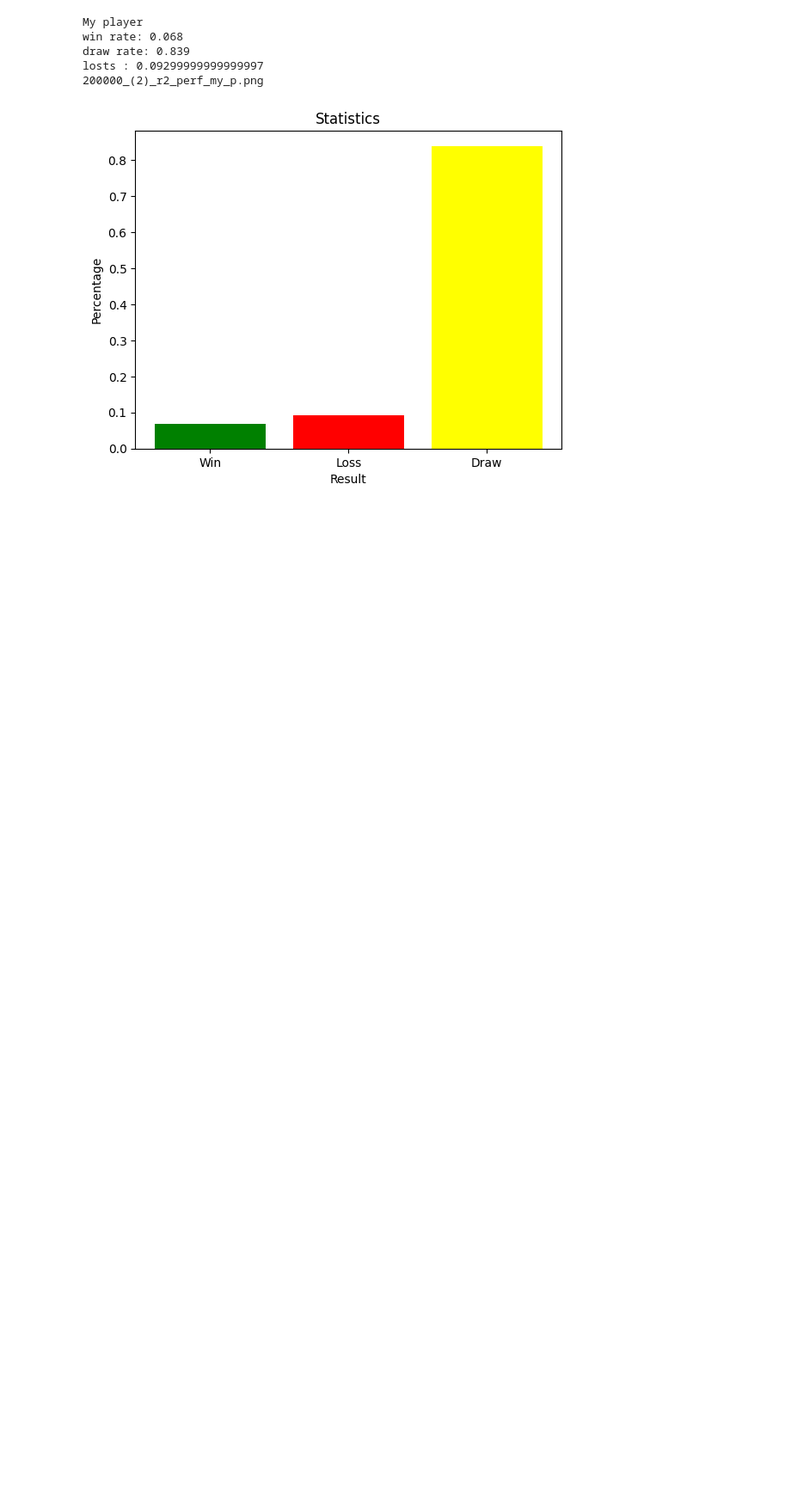
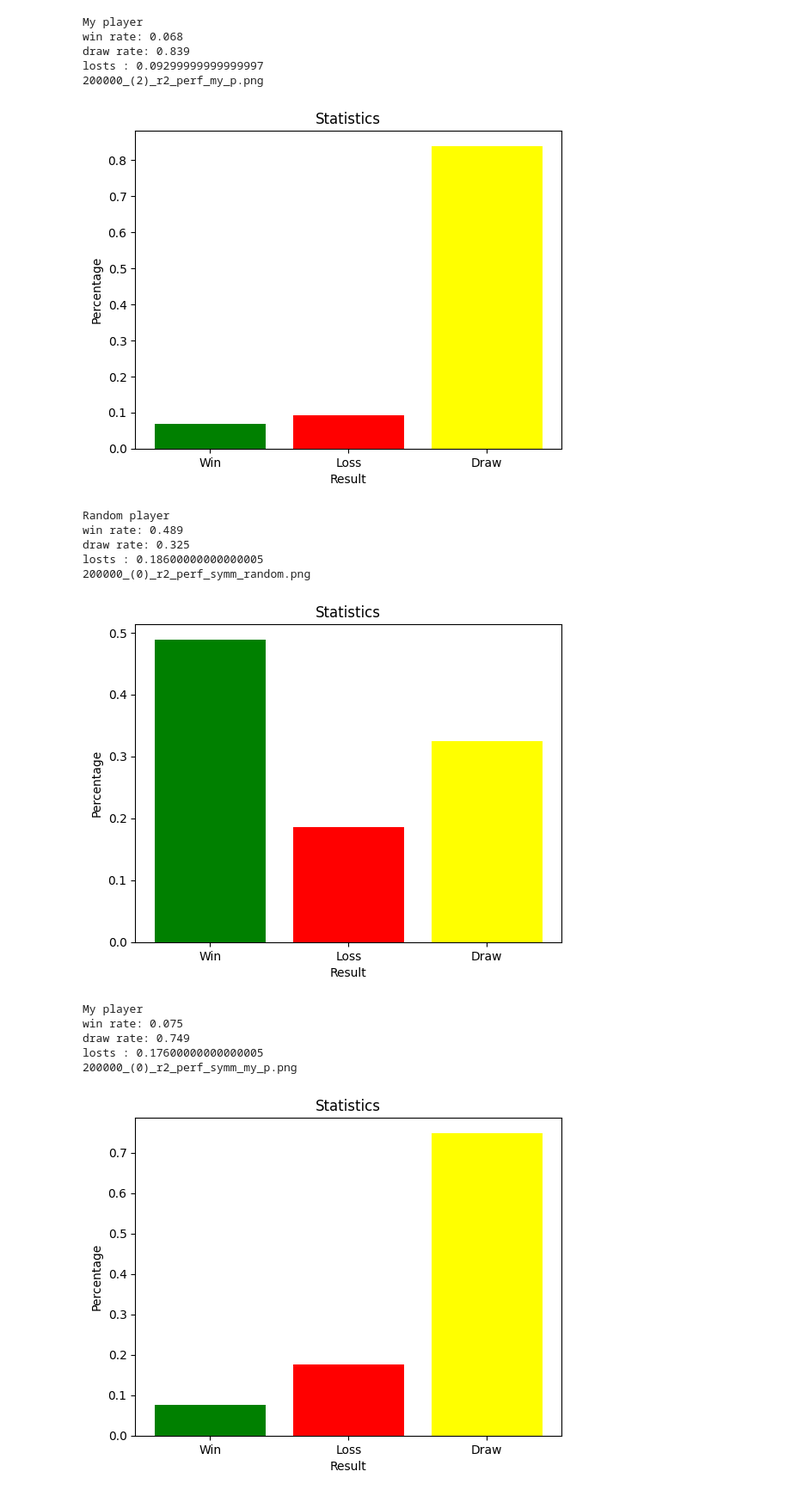
Before and after one commit to lorenzofezza00/CI_LABS, a Jupyter notebook: lab10/lab10.ipynb, the cells around one changed output. Shown: that part at 86% size. Cells and saved outputs as stored; diff of their text form; code cells hidden in the pictures; blank space fills up the shorter version.

```diff
--- a/lab10/lab10.ipynb
+++ b/lab10/lab10.ipynb
@@ -156,6 +186,36 @@ class agent:
     '''print(f"values : {self.q_table[hashable_state]}, value: {self.q_table[hashable_state][action]}")'''
     return
 
+  def update_symm(self, state, action, reward, next_state, done):
+    # regular update
+    if done:
+        target_value = reward
+    else:
+      # print(f"{next_state.x}, {next_state.o}")
+      hashable_next_state = (frozenset(next_state.x), frozenset(next_state.o))
+      target_value = reward + np.max(gamma * self.q_table[hashable_next_state])
+
+    '''print(f"t: {target_value}")'''
+    hashable_state = (frozenset(state.x), frozenset(state.o))
+    self.q_table[hashable_state][action] += (alpha * (target_value - self.q_table[hashable_state][action]))
+    '''print(f"values : {self.q_table[hashable_state]}, value: {self.q_table[hashable_state][action]}")'''
+    # exploiting symm
+    if len(state.x) > 1 and len(state.o) > 1:
+      for i in range(3):
+        if done:
+            target_value = reward
+        else:
+          # print(f"{[SYMM[e][i] for e in next_state.x]}, {[SYMM[e][i] for e in next_state.o]}")
+          # attenzione, se ho solo mossa 5, faccio lo stesso conto 5 volte
+          hashable_next_state = (frozenset({SYMM[e][i] for e in next_state.x}), frozenset({SYMM[e][i] for e in next_state.o}))
+          target_value = reward + np.max(gamma * self.q_table[hashable_next_state])
+
+        '''print(f"t: {target_value}")'''
+        hashable_state = (frozenset({SYMM[e][i] for e in state.x}), frozenset({SYMM[e][i] for e in state.o}))
+        self.q_table[hashable_state][action] += (alpha * (target_value - self.q_table[hashable_state][action]))
+        '''print(f"values : {self.q_table[hashable_state]}, value: {self.q_table[hashable_state][action]}")'''
+    return
+
   def play(self, state, available_actions):
     hashable_state = (frozenset(state.x), frozenset(state.o))
     best_action_index = np.argmax(self.q_table[hashable_state][available_actions])
@@ -735,3 +845,20 @@ draw rate: 0.839
 losts : 0.09299999999999997
 200000_(2)_r2_perf_my_p.png
 [figure]
+# %%
+a.load_q_table("q_table_200000_(0)_r2_symm.json")
+random_player_test('200000_(0)_r2_perf_symm_')
+my_player_test('200000_(0)_r2_perf_symm_')
+# %% [output]
+Random player
+win rate: 0.489
+draw rate: 0.325
+losts : 0.18600000000000005
+200000_(0)_r2_perf_symm_random.png
+[figure, added]
+My player
+win rate: 0.075
+draw rate: 0.749
+losts : 0.17600000000000005
+200000_(0)_r2_perf_symm_my_p.png
+[figure, added]
```
Also changed, not shown: parts of 4 cells of this notebook, 4 other files.
